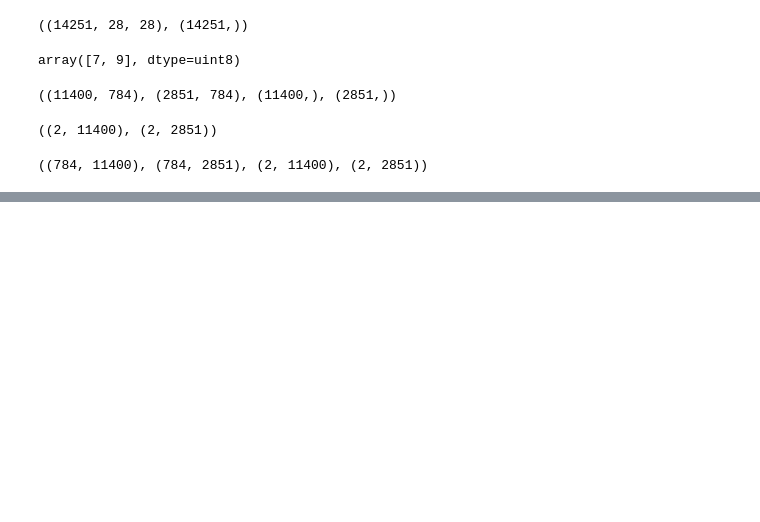
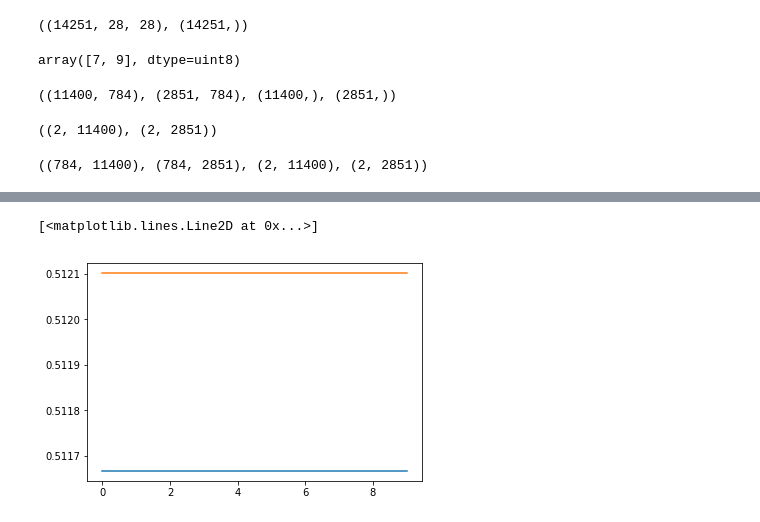
Before and after one commit to Hitkul/ML_course_IIITD, a Jupyter notebook: Assignment 3/Assignment_3.ipynb, the cells around one changed output, grey strips where cells are left out. Saved outputs shown, nothing was run; the diff lists cells and outputs as text; code cells hidden in the pictures; blank space fills up the shorter version.

```diff
--- a/Assignment 3/Assignment_3.ipynb
+++ b/Assignment 3/Assignment_3.ipynb
@@ -257,3 +264,9 @@ def get_performance(x,y):
+# %%
+plt.plot(range(len(acc_train)),acc_train)
+plt.plot(range(len(acc_test)),acc_test)
+# %% [output]
+[<matplotlib.lines.Line2D at 0x...>]
+[figure, added]
 # %%
 get_performance(X_test,Y_test)
 # %% [output]
```
Also changed, not shown: parts of 10 cells of this notebook.
